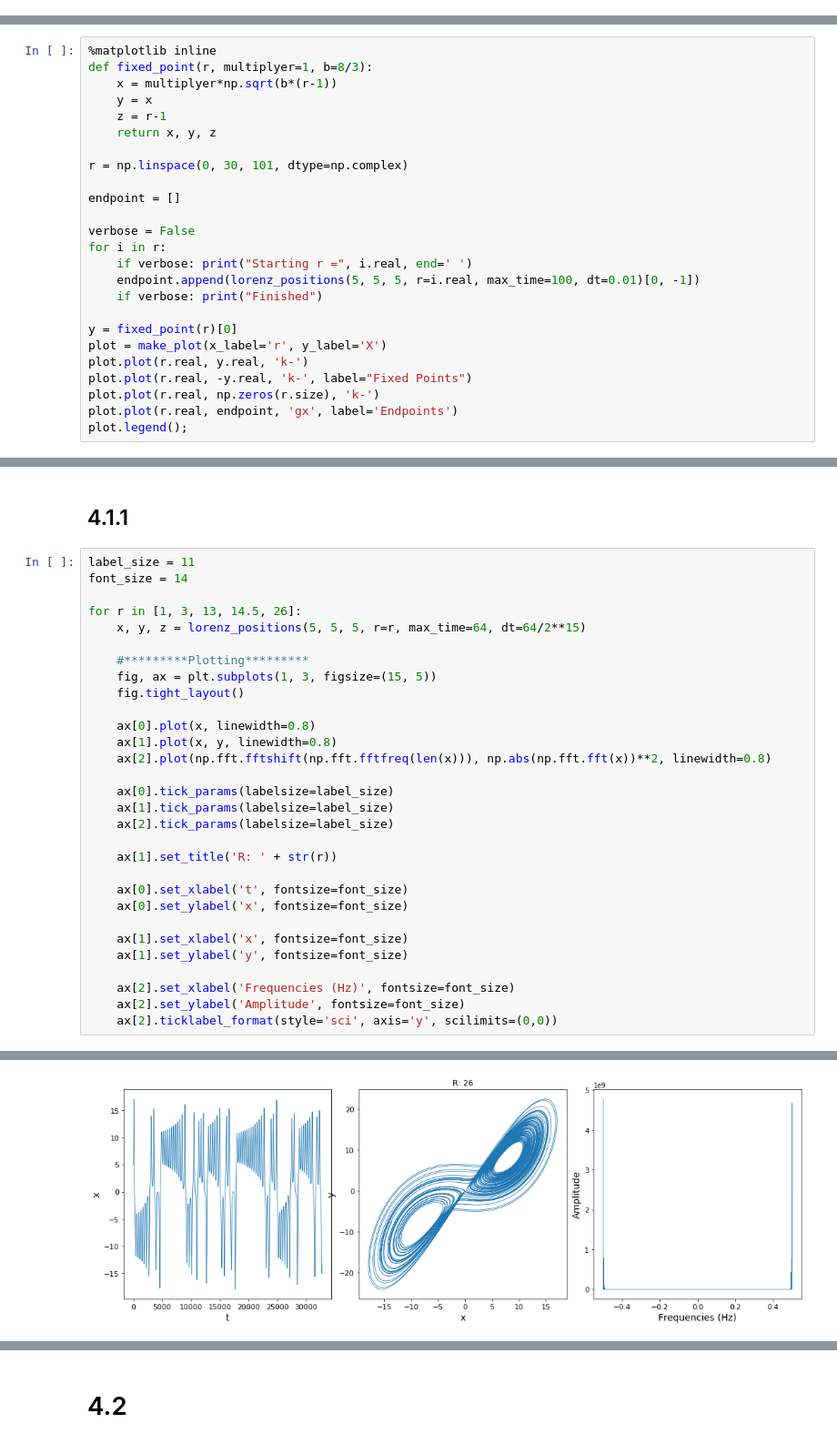
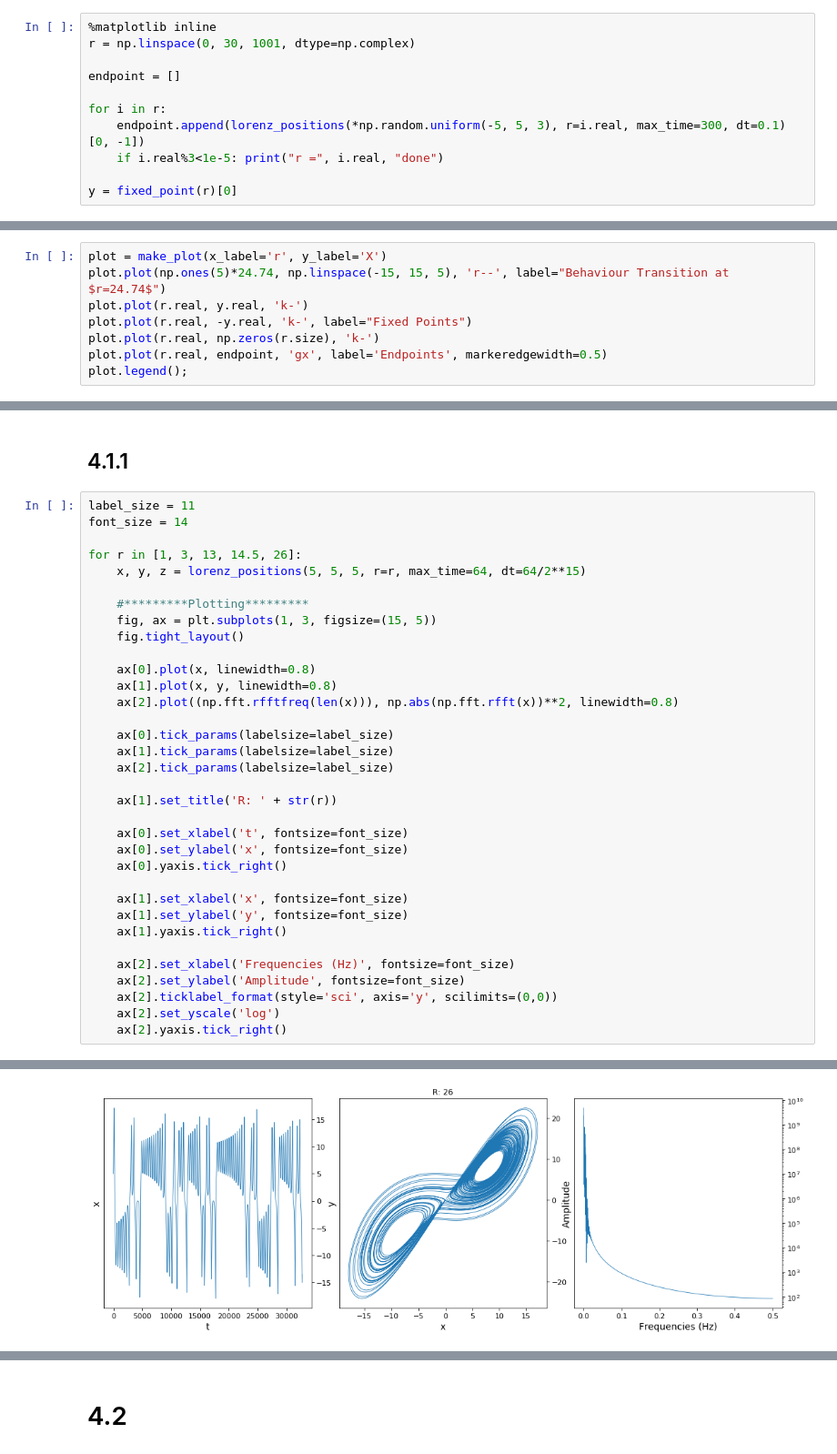
Before and after one commit to NathanMeulen/Fourier_Transform_exploration, a Jupyter notebook: Fourier Transforms Lab.ipynb, the cells around one changed output, grey strips where cells are left out. Shown at 91% size. Cells and saved outputs as stored; diff of their text form.

```diff
--- a/Fourier Transforms Lab.ipynb
+++ b/Fourier Transforms Lab.ipynb
@@ -794,0 +804,11 @@ Saved
+# %%
+%matplotlib inline
+r = np.linspace(0, 30, 1001, dtype=np.complex)
+
+endpoint = []
+
+for i in r:
+    endpoint.append(lorenz_positions(*np.random.uniform(-5, 5, 3), r=i.real, max_time=300, dt=0.1)[0, -1])
+    if i.real%3<1e-5: print("r =", i.real, "done")
+
+y = fixed_point(r)[0]
@@ -795,26 +827,9 @@ Saved
 # %%
-%matplotlib inline
-def fixed_point(r, multiplyer=1, b=8/3):
-    x = multiplyer*np.sqrt(b*(r-1))
-    y = x
-    z = r-1
-    return x, y, z
-
-r = np.linspace(0, 30, 101, dtype=np.complex)
-
-endpoint = []
-
-verbose = False
-for i in r:
-    if verbose: print("Starting r =", i.real, end=' ')
-    endpoint.append(lorenz_positions(5, 5, 5, r=i.real, max_time=100, dt=0.01)[0, -1])
-    if verbose: print("Finished")
-
-y = fixed_point(r)[0]
 plot = make_plot(x_label='r', y_label='X')
+plot.plot(np.ones(5)*24.74, np.linspace(-15, 15, 5), 'r--', label="Behaviour Transition at $r=24.74$")
 plot.plot(r.real, y.real, 'k-')
 plot.plot(r.real, -y.real, 'k-', label="Fixed Points")
 plot.plot(r.real, np.zeros(r.size), 'k-')
-plot.plot(r.real, endpoint, 'gx', label='Endpoints')
+plot.plot(r.real, endpoint, 'gx', label='Endpoints', markeredgewidth=0.5)
 plot.legend();
 # %% [output]
@@ -834,7 +849,7 @@ for r in [1, 3, 13, 14.5, 26]:
 
     ax[0].plot(x, linewidth=0.8)
     ax[1].plot(x, y, linewidth=0.8)
-    ax[2].plot(np.fft.fftshift(np.fft.fftfreq(len(x))), np.abs(np.fft.fft(x))**2, linewidth=0.8)
+    ax[2].plot((np.fft.rfftfreq(len(x))), np.abs(np.fft.rfft(x))**2, linewidth=0.8)
 
     ax[0].tick_params(labelsize=label_size)
     ax[1].tick_params(labelsize=label_size)
@@ -844,11 +859,15 @@ for r in [1, 3, 13, 14.5, 26]:
 
     ax[0].set_xlabel('t', fontsize=font_size)
     ax[0].set_ylabel('x', fontsize=font_size)
+    ax[0].yaxis.tick_right()
 
     ax[1].set_xlabel('x', fontsize=font_size)
     ax[1].set_ylabel('y', fontsize=font_size)
+    ax[1].yaxis.tick_right()
 
     ax[2].set_xlabel('Frequencies (Hz)', fontsize=font_size)
     ax[2].set_ylabel('Amplitude', fontsize=font_size)
     ax[2].ticklabel_format(style='sci', axis='y', scilimits=(0,0))
+    ax[2].set_yscale('log')
+    ax[2].yaxis.tick_right()
 # %% [output]
@@ -859,2 +878,2 @@ for r in [1, 3, 13, 14.5, 26]:
-[figure, old version]
+[figure, new version]
 # %%
```
Also changed, not shown: parts of 19 cells of this notebook.
